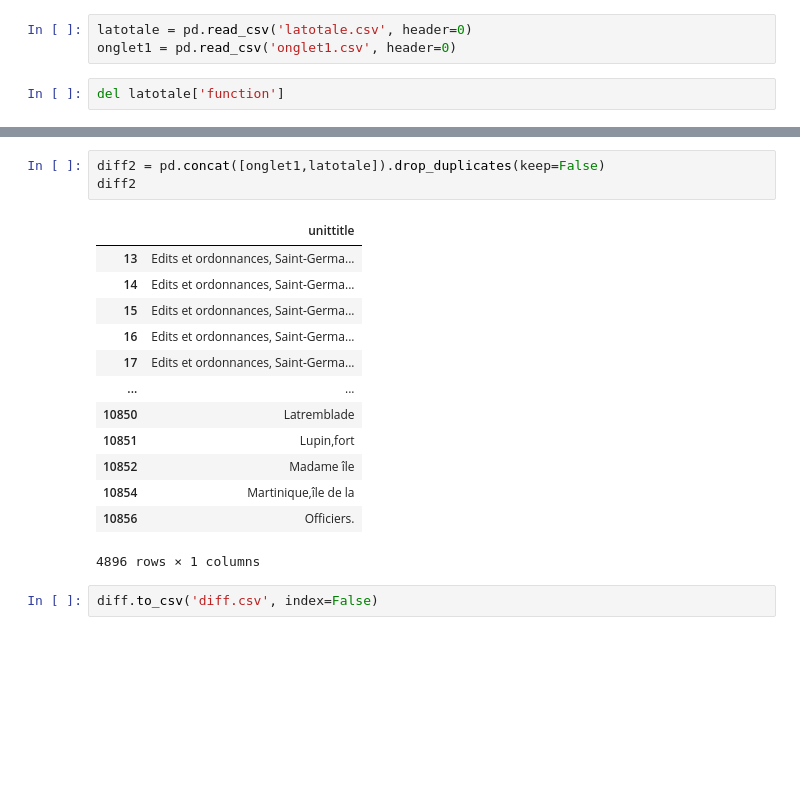
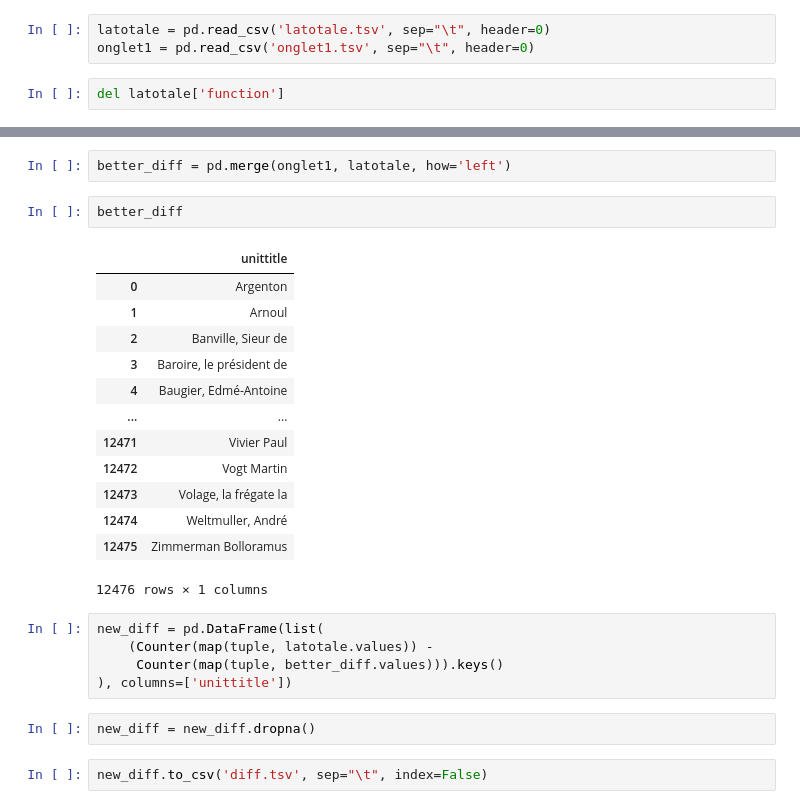
Before and after one commit to the0phil3/projet_ardouin, a Jupyter notebook: xl2sqlite/Reconnaisance/corpus_creation.ipynb, the cells around one changed output, grey strips where cells are left out. Cells and saved outputs as stored; diff of their text form; blank space fills up the shorter version.

```diff
--- a/xl2sqlite/Reconnaisance/corpus_creation.ipynb
+++ b/xl2sqlite/Reconnaisance/corpus_creation.ipynb
@@ -45,6 +18,6 @@ onglet1.to_csv('onglet1.csv', index=False)
 # %%
-latotale = pd.read_csv('latotale.csv', header=0)
-onglet1 = pd.read_csv('onglet1.csv', header=0)
+latotale = pd.read_csv('latotale.tsv', sep="\t", header=0)
+onglet1 = pd.read_csv('onglet1.tsv', sep="\t", header=0)
 # %%
 del latotale['function']
 # %%
@@ -65,22 +38,30 @@ diff
 | 11527 | Vouillay, de |
 | 11528 | Vozain, Olivier de |
 4896 rows × 1 columns
-# %%
-diff2 = pd.concat([onglet1,latotale]).drop_duplicates(keep=False)
-diff2
-# %% [output]
-|  | unittitle |
-| 13 | Edits et ordonnances, Saint-Germa... |
-| 14 | Edits et ordonnances, Saint-Germa... |
-| 15 | Edits et ordonnances, Saint-Germa... |
-| 16 | Edits et ordonnances, Saint-Germa... |
-| 17 | Edits et ordonnances, Saint-Germa... |
-| ... | ... |
-| 10850 | Latremblade |
-| 10851 | Lupin,fort |
-| 10852 | Madame île |
-| 10854 | Martinique,île de la |
-| 10856 | Officiers. |
-4896 rows × 1 columns
-# %%
-diff.to_csv('diff.csv', index=False)
+# %%
+better_diff = pd.merge(onglet1, latotale, how='left')
+# %%
+better_diff
+# %% [output]
+|  | unittitle |
+| 0 | Argenton |
+| 1 | Arnoul |
+| 2 | Banville, Sieur de |
+| 3 | Baroire, le président de |
+| 4 | Baugier, Edmé-Antoine |
+| ... | ... |
+| 12471 | Vivier Paul |
+| 12472 | Vogt Martin |
+| 12473 | Volage, la frégate la |
+| 12474 | Weltmuller, André |
+| 12475 | Zimmerman Bolloramus |
+12476 rows × 1 columns
+# %%
+new_diff = pd.DataFrame(list(
+    (Counter(map(tuple, latotale.values)) -
+     Counter(map(tuple, better_diff.values))).keys()
+), columns=['unittitle'])
+# %%
+new_diff = new_diff.dropna()
+# %%
+new_diff.to_csv('diff.tsv', sep="\t", index=False)
```
Also changed, not shown: parts of 8 cells of this notebook, 17 other files.
